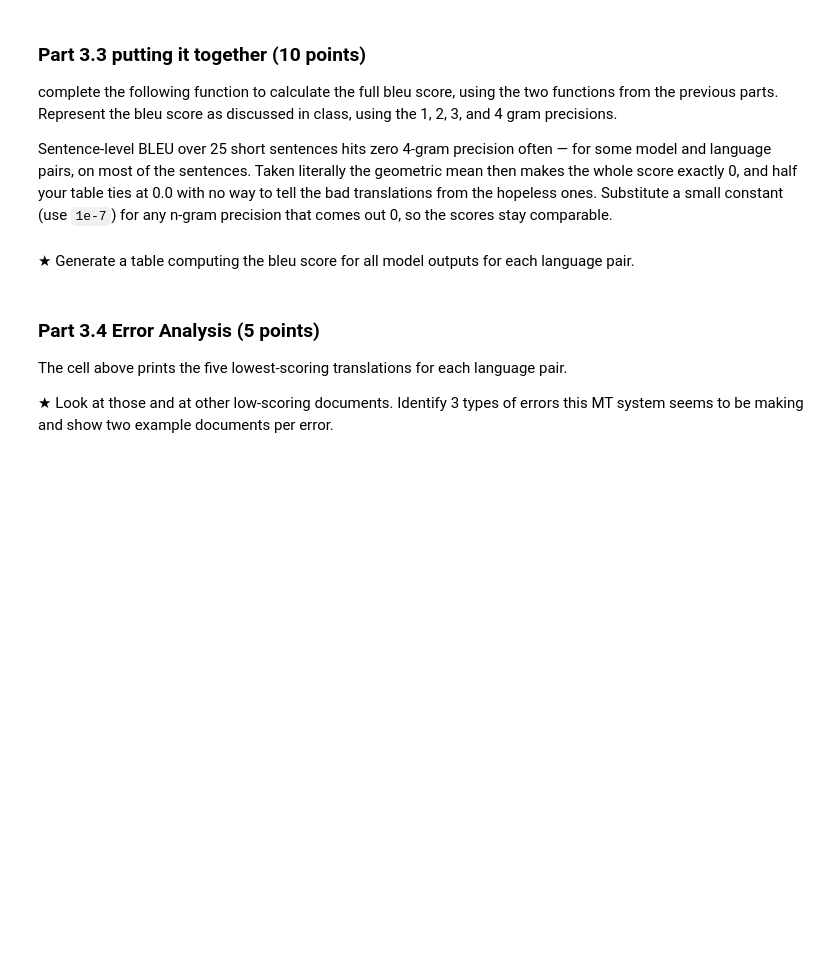
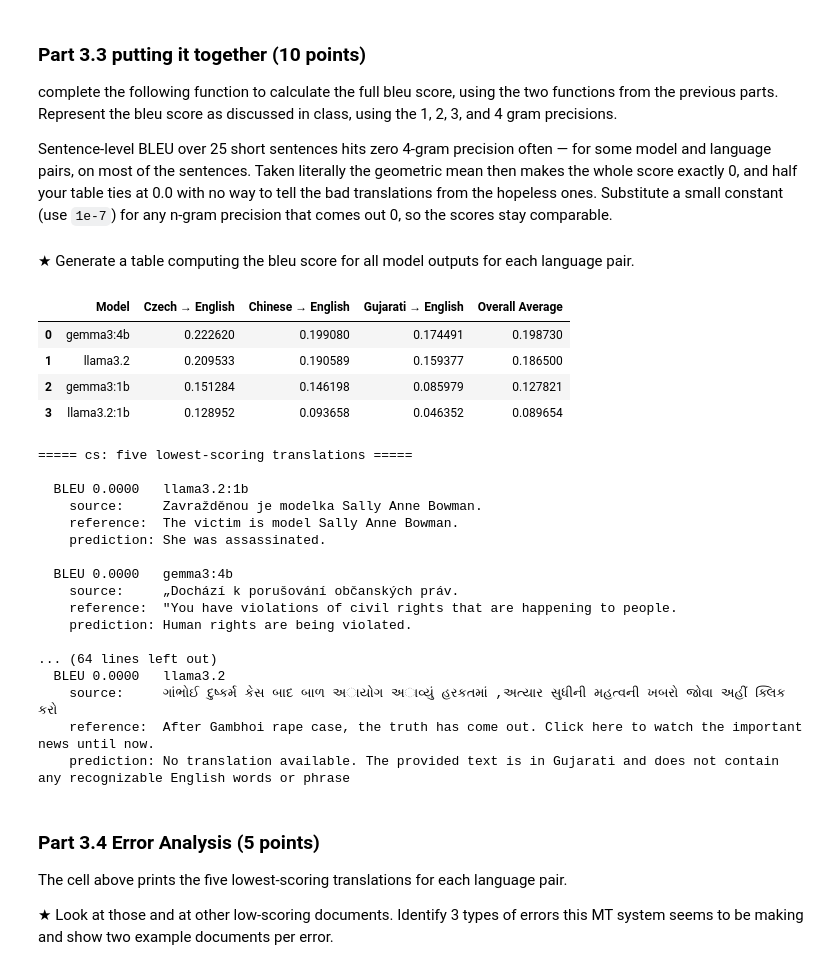
Before and after one commit to HarryKmK13/EECS183-Natural-Language-Processing-FA26, a Jupyter notebook: HW1.ipynb, the cells around one changed output. Cells and saved outputs as stored; diff of their text form; code cells hidden in the pictures; blank space fills up the shorter version.

```diff
--- a/HW1.ipynb
+++ b/HW1.ipynb
@@ -1146,3 +1436,24 @@ def bleu(pred, ref):
+# %%
+def bleu(pred, ref):
+    import math
+
+    precisions = []
+
+    for n in (1, 2, 3, 4):
+        p_n = ng_prec(pred, ref, n)
+
+        if p_n == 0:
+            p_n = 1e-7
+
+        precisions.append(p_n)
+
+    log_precision_average = sum(
+        math.log(p) for p in precisions
+    ) / 4
+
+    geometric_mean = math.exp(log_precision_average)
+
+    return brev_pen(pred, ref) * geometric_mean
 # %% [markdown]
 ★ Generate a table computing the bleu score for all model outputs for each language pair.
 # %%
@@ -1160,34 +1471,78 @@ for model in models:
         bleu_scores_cs[model].append(bleu(prediction, reference))
 
     predictions_zh = dataset_zh[f'predictions_{model}']
     for reference, prediction in zip(references_zh, predictions_zh):
         bleu_scores_zh[model].append(bleu(prediction, reference))
 
     predictions_gu = dataset_gu[f'predictions_{model}']
     for reference, prediction in zip(references_gu, predictions_gu):
         bleu_scores_gu[model].append(bleu(prediction, reference))
 
 save_results(bleu_scores_cs, "results/bleu_scores_cs.json")
 save_results(bleu_scores_zh, "results/bleu_scores_zh.json")
 save_results(bleu_scores_gu, "results/bleu_scores_gu.json")
 
-# TODO: Scratch space for computing average BLEU and generating a table to compare across models.
+bleu_summary = []
+
+for model in models:
+    bleu_summary.append({
+        "Model": model,
+        "Czech → English": sum(bleu_scores_cs[model]) / len(bleu_scores_cs[model]),
+        "Chinese → English": sum(bleu_scores_zh[model]) / len(bleu_scores_zh[model]),
+        "Gujarati → English": sum(bleu_scores_gu[model]) / len(bleu_scores_gu[model])
+    })
+
+bleu_table = pd.DataFrame(bleu_summary)
+
+bleu_table["Overall Average"] = bleu_table[
+    ["Czech → English", "Chinese → English", "Gujarati → English"]
+].mean(axis=1)
+
+bleu_table = bleu_table.sort_values(
+    "Overall Average",
+    ascending=False
+).reset_index(drop=True)
+
+display(bleu_table)
 
 # The lowest-scoring translations, which Part 3.4 asks you to look at.
 SOURCE_COLUMN = {"cs": "czech_text", "zh": "chinese_text", "gu": "gujarati_text"}
 for language, dataset, scores in [("cs", dataset_cs, bleu_scores_cs),
                                   ("zh", dataset_zh, bleu_scores_zh),
                                   ("gu", dataset_gu, bleu_scores_gu)]:
     ranked = sorted((score, model, i) for model in models
                     for i, score in enumerate(scores[model]) if score is not None)
     if not ranked:
         continue
     print(f"\n===== {language}: five lowest-scoring translations =====")
     for score, model, i in ranked[:5]:
         print(f"\n  BLEU {score:.4f}   {model}")
         print(f"    source:     {dataset[SOURCE_COLUMN[language]][i][:120]}")
         print(f"    reference:  {dataset['english_text'][i][:120]}")
         print(f"    prediction: {dataset[f'predictions_{model}'][i][:120]}")
+# %% [output]
+|  | Model | Czech → English | Chinese → English | Gujarati → English | Overall Average |
+| 0 | gemma3:4b | 0.222620 | 0.199080 | 0.174491 | 0.198730 |
+| 1 | llama3.2 | 0.209533 | 0.190589 | 0.159377 | 0.186500 |
+| 2 | gemma3:1b | 0.151284 | 0.146198 | 0.085979 | 0.127821 |
+| 3 | llama3.2:1b | 0.128952 | 0.093658 | 0.046352 | 0.089654 |
+===== cs: five lowest-scoring translations =====
+
+  BLEU 0.0000   llama3.2:1b
+    source:     Zavražděnou je modelka Sally Anne Bowman.
+    reference:  The victim is model Sally Anne Bowman.
+    prediction: She was assassinated.
+
+  BLEU 0.0000   gemma3:4b
+    source:     „Dochází k porušování občanských práv.
+    reference:  "You have violations of civil rights that are happening to people.
+    prediction: Human rights are being violated.
+
+... (64 lines left out)
+  BLEU 0.0000   llama3.2
+    source:     ગાંભોઈ દુષ્કર્મ કેસ બાદ બાળ અાયોગ અાવ્યું હરકતમાં ,અત્યાર સુધીની મહત્વની ખબરો જોવા અહીં ક્લિક કરો
+    reference:  After Gambhoi rape case, the truth has come out. Click here to watch the important news until now.
+    prediction: No translation available. The provided text is in Gujarati and does not contain any recognizable English words or phrase
 # %% [markdown]
 ### Part 3.4 Error Analysis (5 points)
 
```
Also changed, not shown: parts of 40 cells of this notebook.
